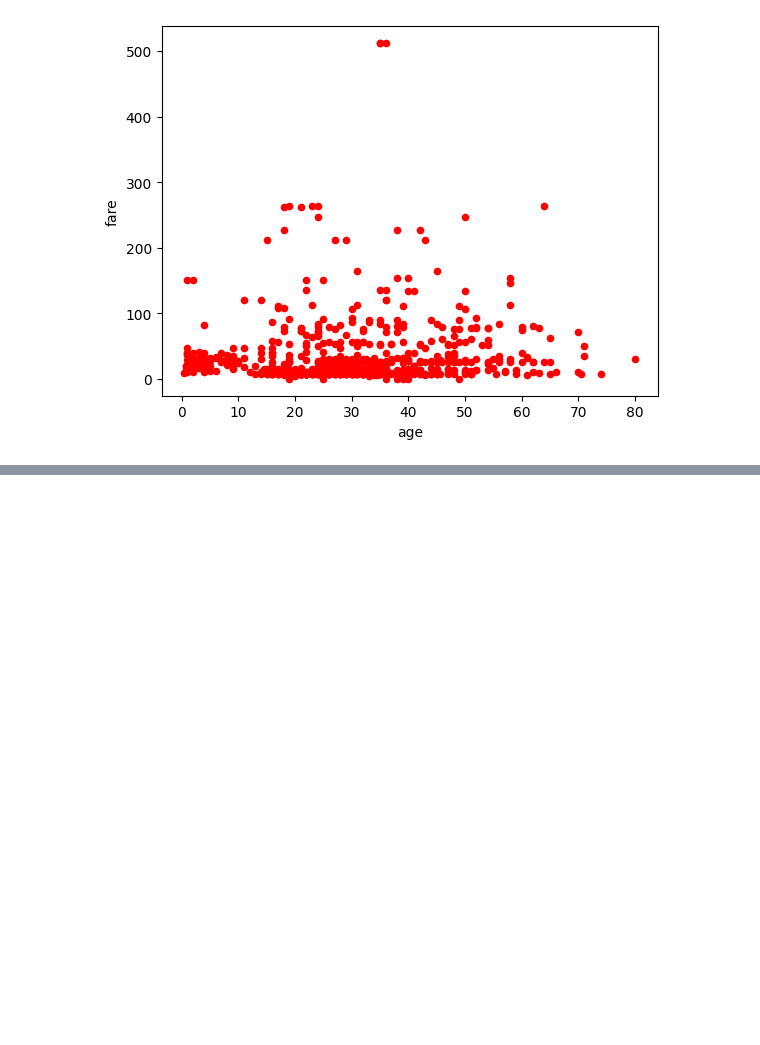
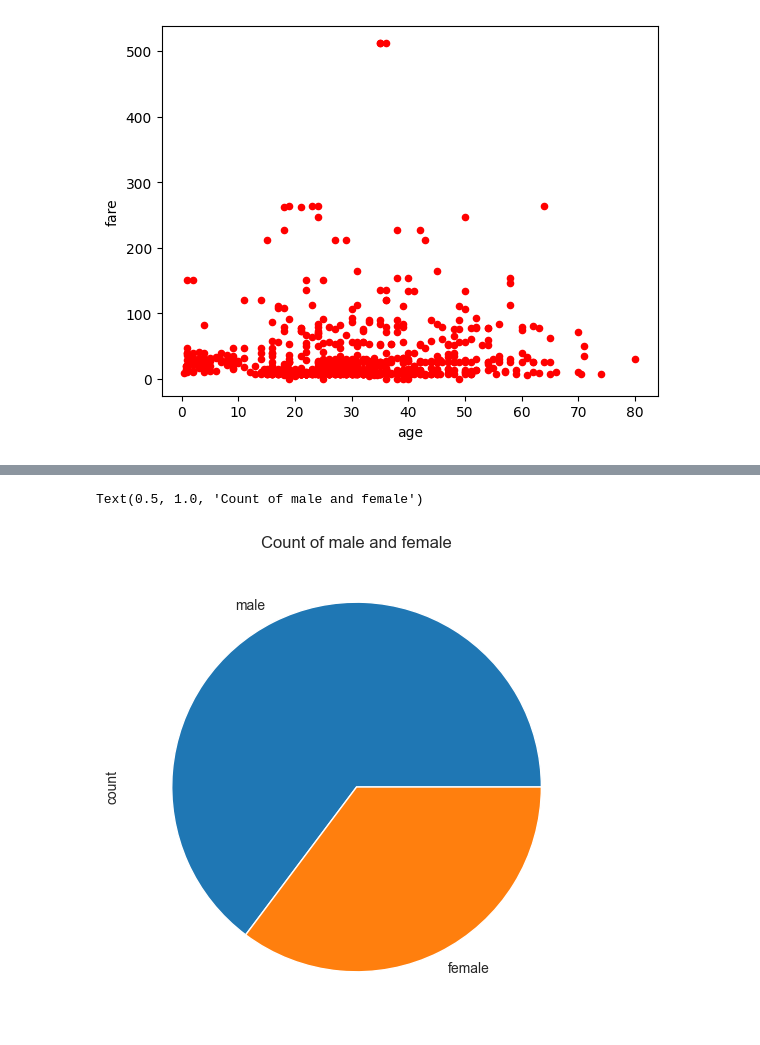
Before and after one commit to shahahmad-dev/exploratory-data-analysis, a Jupyter notebook: 06_Data_visualization.ipynb, the cells around one changed output, grey strips where cells are left out. Cells and saved outputs as stored; diff of their text form; code cells hidden in the pictures; blank space fills up the shorter version.

```diff
--- a/06_Data_visualization.ipynb
+++ b/06_Data_visualization.ipynb
@@ -18,0 +24,11 @@ df.
+# %%
+# why we use pie chart?
+# A pie chart is used to show the population of male and femnale passengers.
+plt.figure(figsize=(8, 6))
+sns.set_style('whitegrid')
+plt.subplot(1, 1, 1)
+df['sex'].value_counts().plot(kind='pie')
+plt.title('Count of male and female')
+# %% [output]
+Text(0.5, 1.0, 'Count of male and female')
+[figure, added]
```
Also changed, not shown: parts of 1 cell of this notebook.
